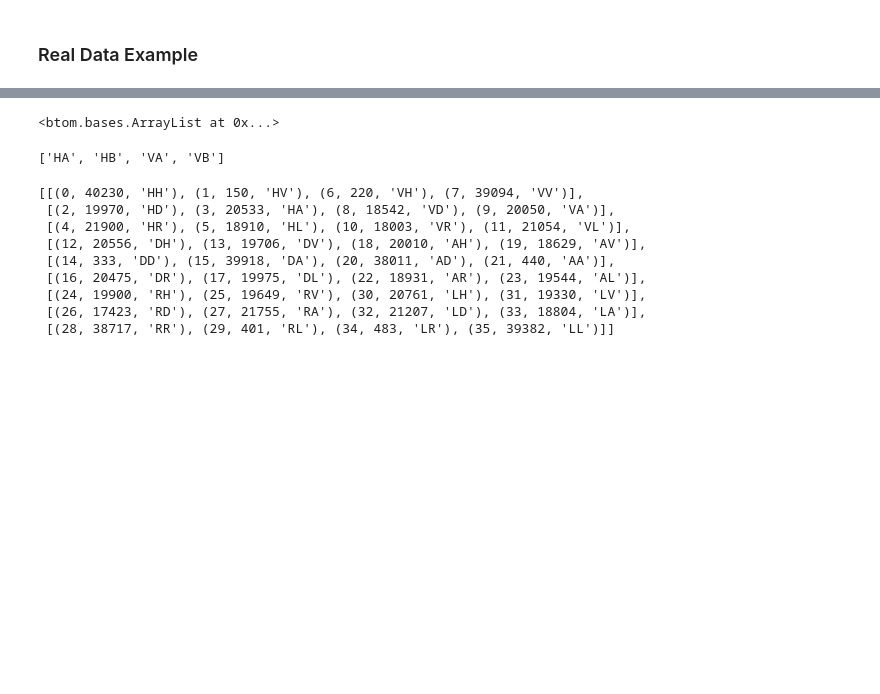
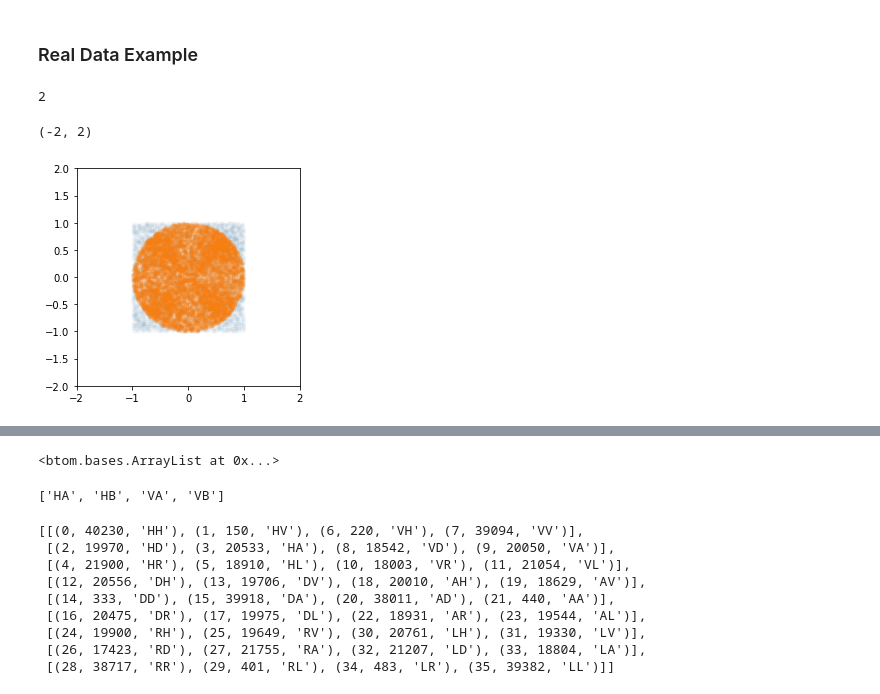
Before and after one commit to ihincks/btom, a Jupyter notebook: examples/poisson-example.ipynb, the cells around one changed output, grey strips where cells are left out. Saved outputs shown, nothing was run; the diff lists cells and outputs as text; code cells hidden in the pictures; blank space fills up the shorter version.

```diff
--- a/examples/poisson-example.ipynb
+++ b/examples/poisson-example.ipynb
@@ -10,3 +10,19 @@ import os, sys; sys.path.insert(0, os.path.abspath('../'))
 import btom as bt
 # %% [markdown]
 ### Real Data Example
+# %%
+np.sum(r==0.5)
+# %% [output]
+2
+# %%
+x = np.random.rand(10000)*2-1
+y = np.random.rand(10000)*2-1
+plt.figure(figsize=(4,4))
+plt.plot(x,y,'.',alpha=0.01)
+r = ff(x,y)
+plt.plot(x/r,y/r,'.',alpha=0.1)
+plt.xlim([-2,2])
+plt.ylim([-2,2])
+# %% [output]
+(-2, 2)
+[figure, added]
```
Also changed, not shown: parts of 11 cells of this notebook, 8 other files.
